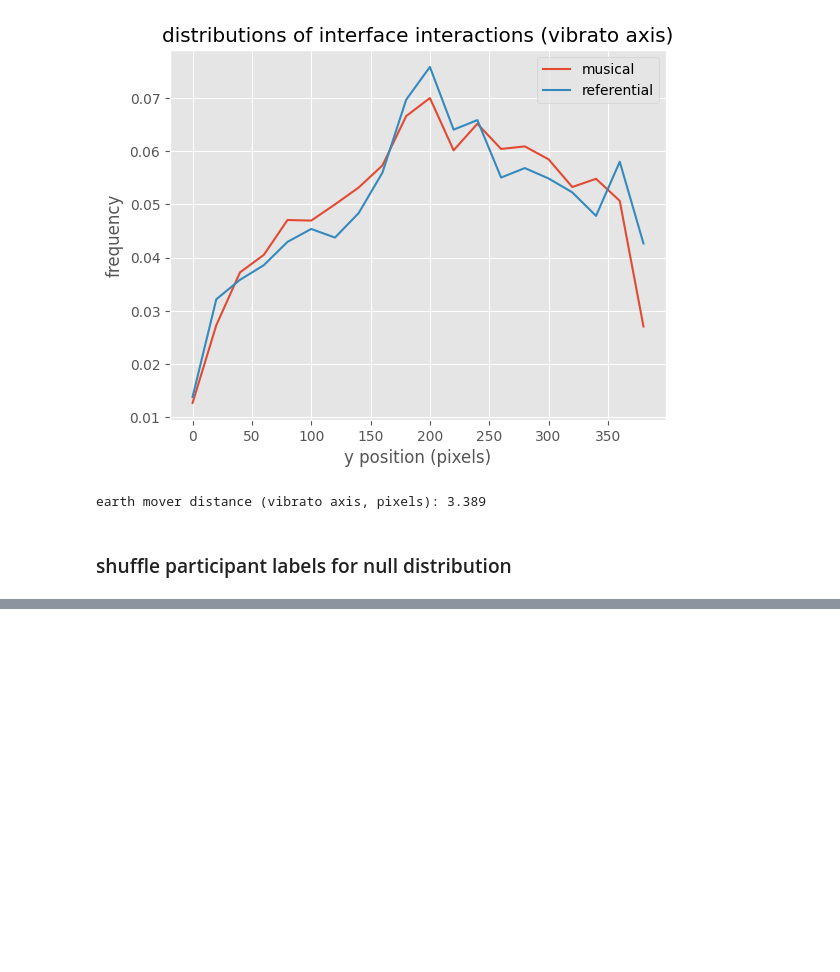
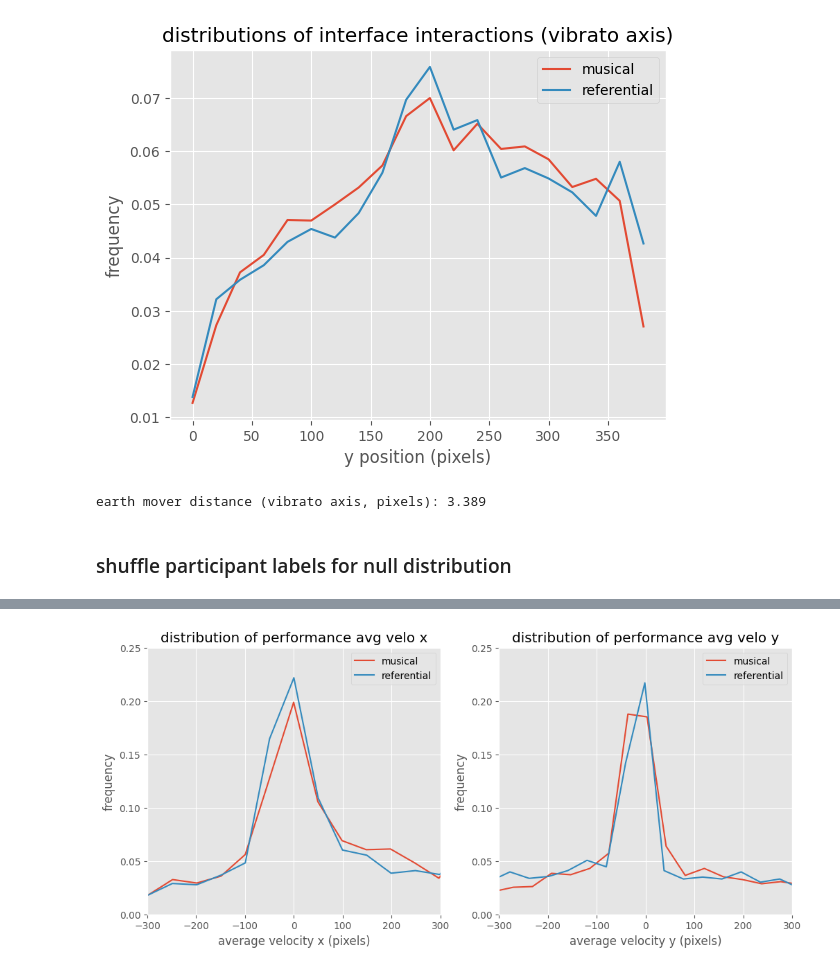
Before and after one commit to matthewcaren/image-scoring, a Jupyter notebook: analysis/viz-audio.ipynb, the cells around one changed output, grey strips where cells are left out. Drawn from its saved outputs; the diff is of its cells as text; code cells hidden in the pictures; blank space fills up the shorter version.

```diff
--- a/analysis/viz-audio.ipynb
+++ b/analysis/viz-audio.ipynb
@@ -195,0 +334,29 @@ plt.show()
+# %%
+plt.figure(figsize=(12, 5))
+plt.subplot(1, 2, 1)
+musical_velo_x = np.histogram([performance.get('avg_velo_x') for performance in musical_performance_stats], bins=16)
+referential_velo_x = np.histogram([performance.get('avg_velo_x') for performance in referential_performance_stats], bins=16)
+plt.plot(musical_velo_x[1][:-1], musical_velo_x[0]/len(musical_performance_stats), label='musical')
+plt.plot(referential_velo_x[1][:-1], referential_velo_x[0]/len(referential_performance_stats), label='referential')
+plt.xlabel('average velocity x (pixels)')
+plt.ylabel('frequency')
+plt.title('distribution of performance avg velo x')
+plt.xlim([-300, 300])
+plt.ylim([0, 0.25])
+plt.legend()
+
+plt.subplot(1, 2, 2)
+musical_velo_y = np.histogram([performance.get('avg_velo_y') for performance in musical_performance_stats], bins=20)
+referential_velo_y = np.histogram([performance.get('avg_velo_y') for performance in referential_performance_stats], bins=20)
+plt.plot(musical_velo_y[1][:-1], musical_velo_y[0]/len(musical_performance_stats), label='musical')
+plt.plot(referential_velo_y[1][:-1], referential_velo_y[0]/len(referential_performance_stats), label='referential')
+plt.xlabel('average velocity y (pixels)')
+plt.ylabel('frequency')
+plt.title('distribution of performance avg velo y')
+plt.xlim([-300, 300])
+plt.ylim([0, 0.25])
+plt.legend()
+
+plt.show()
+# %% [output]
+[figure, added]
```
Also changed, not shown: parts of 8 cells of this notebook.
